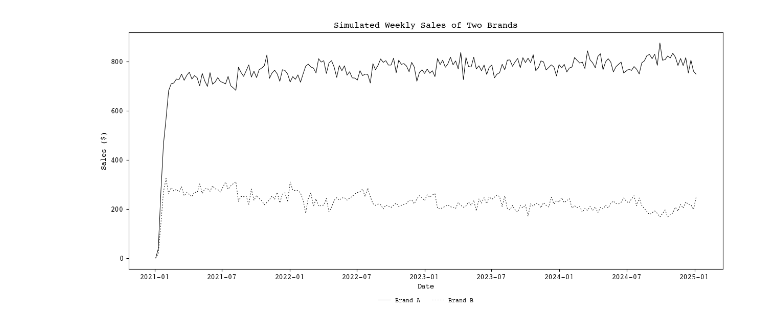
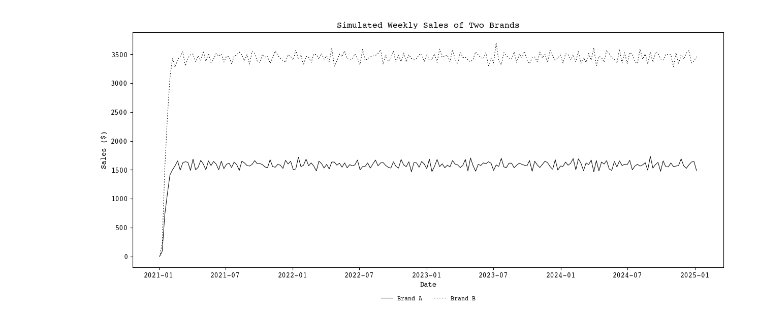
Before and after one commit to mcfitzgerald/consumer-abm, a Jupyter notebook: new_flow.ipynb, the cells around one changed output. Drawn from its saved outputs; the diff is of its cells as text; code cells hidden in the pictures.

```diff
--- a/new_flow.ipynb
+++ b/new_flow.ipynb
@@ -30,16 +30,16 @@ data_A = ppr.ensure_float_columns(data_A, exclude_columns=['Date','Step'])
 # %%
 # Create the plot
 plt.figure(figsize=(15,6))
 
-plt.plot(data_A['Date'], data_A['Total_Purchases_A'], label='Brand A', color='black')
-plt.plot(data_A['Date'], data_A['Total_Purchases_B'], label='Brand B', color='black', linestyle='--', dashes=[2,3])
+plt.plot(data_A['Date'], data_A['Total_Sales_A'], label='Brand A', color='black')
+plt.plot(data_A['Date'], data_A['Total_Sales_B'], label='Brand B', color='black', linestyle='--', dashes=[2,3])
 
 plt.title('Simulated Weekly Sales of Two Brands')
 plt.xlabel('Date')
 plt.ylabel('Sales ($)')
 plt.legend(loc='upper center', bbox_to_anchor=(0.5, -0.10), ncol=2, fontsize='small', frameon=False)
 
-plt.savefig("A_elast.png", dpi=200)
+#plt.savefig("A_elast.png", dpi=200)
 plt.show()
 # %% [output]
-[figure, old version]
+[figure, new version]
```
Also changed, not shown: parts of 1 cell of this notebook, 5 other files.
